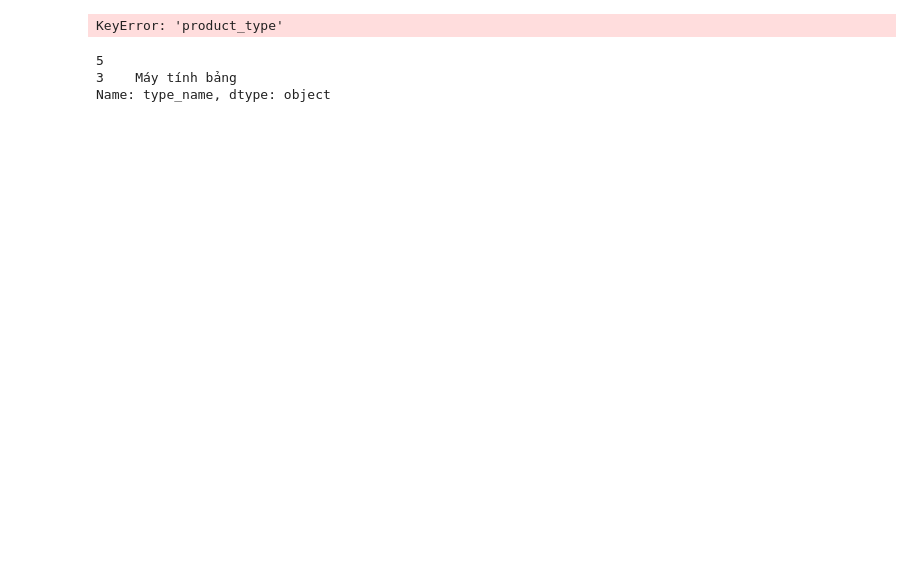
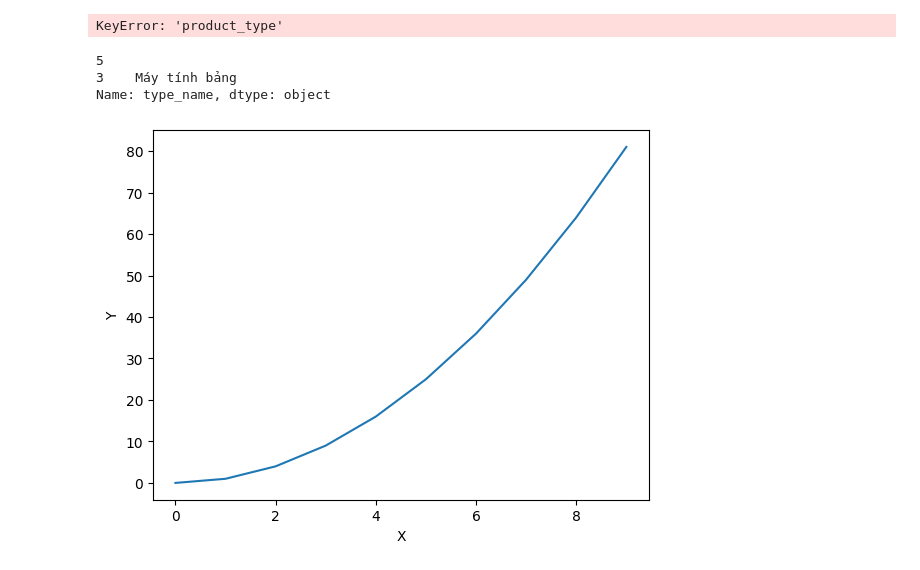
Before and after one commit to hieuad33/python_mng_product, a Jupyter notebook: Untitled.ipynb, the cells around one changed output. Saved outputs shown, nothing was run; the diff lists cells and outputs as text; code cells hidden in the pictures; blank space fills up the shorter version.

```diff
--- a/Untitled.ipynb
+++ b/Untitled.ipynb
@@ -235,3 +235,46 @@ for i in range(10):
     treeview.insert("", "end", text=str(i)+"4555555555555555555555555555555")
 
 root.mainloop()
+# %%
+import numpy as np
+import matplotlib.pyplot as plt
+import tkinter as tk
+
+# Tạo dữ liệu
+x = np.arange(0, 10)
+y = x ** 2
+
+# Tạo các hàm vẽ đồ thị
+def plot_line(x, y):
+    plt.plot(x, y)
+    plt.xlabel("X")
+    plt.ylabel("Y")
+    plt.show()
+
+def plot_bar(x, y):
+    plt.bar(x, y)
+    plt.xlabel("X")
+    plt.ylabel("Y")
+    plt.show()
+
+def plot_pie(x, y):
+    plt.pie(y, labels=x)
+    plt.show()
+
+# Tạo giao diện người dùng
+root = tk.Tk()
+
+# Tạo các nút
+line_button = tk.Button(root, text="Biểu đồ đường", command=lambda: plot_line(x, y))
+bar_button = tk.Button(root, text="Biểu đồ cột", command=lambda: plot_bar(x, y))
+pie_button = tk.Button(root, text="Biểu đồ tròn", command=lambda: plot_pie(x, y))
+
+# Sắp xếp các nút
+line_button.pack()
+bar_button.pack()
+pie_button.pack()
+
+# Khởi động vòng lặp chính
+root.mainloop()
+# %% [output]
+[figure, added]
```
Also changed, not shown: parts of 1 cell of this notebook, 3 other files.
